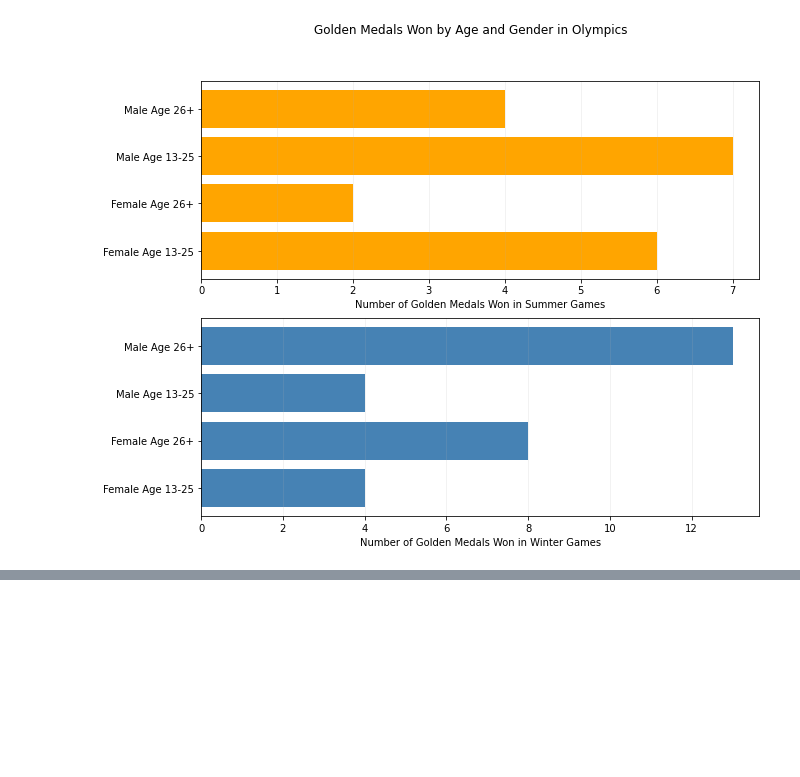
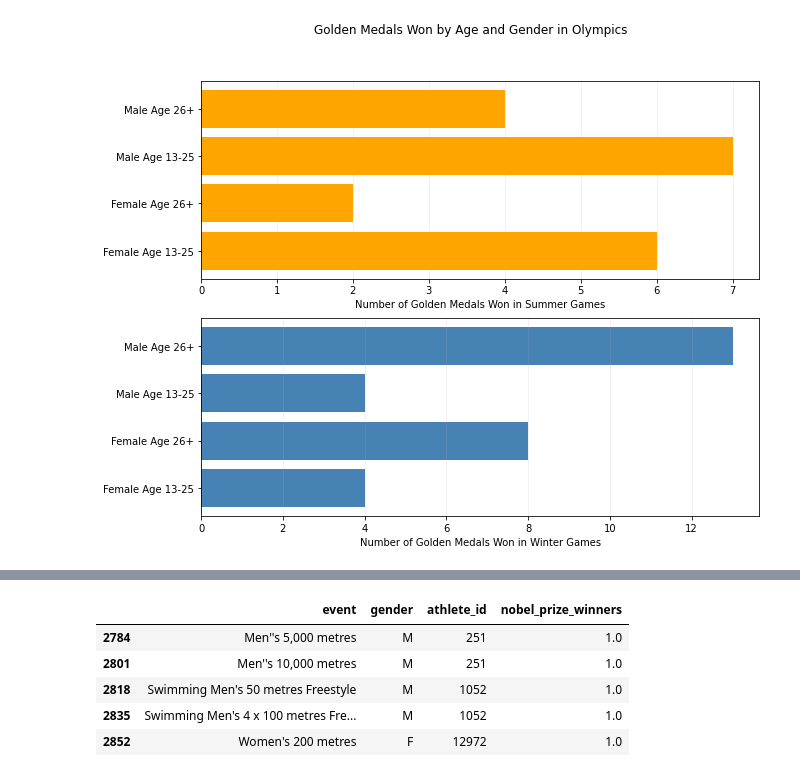
Before and after one commit to K-Z007/Data_Analysis_Olympics, a Jupyter notebook: olympics_pivot1.ipynb, the cells around one changed output, grey strips where cells are left out. Drawn from its saved outputs; the diff is of its cells as text; code cells hidden in the pictures; blank space fills up the shorter version.

```diff
--- a/olympics_pivot1.ipynb
+++ b/olympics_pivot1.ipynb
@@ -113,0 +129,9 @@ plt.show()
+# %%
+athlete_in_country_nobel.head()
+# %% [output]
+|  | event | gender | athlete_id | nobel_prize_winners |
+| 2784 | Men''s 5,000 metres | M | 251 | 1.0 |
+| 2801 | Men''s 10,000 metres | M | 251 | 1.0 |
+| 2818 | Swimming Men's 50 metres Freestyle | M | 1052 | 1.0 |
+| 2835 | Swimming Men's 4 x 100 metres Fre... | M | 1052 | 1.0 |
+| 2852 | Women's 200 metres | F | 12972 | 1.0 |
```
Also changed, not shown: parts of 10 cells of this notebook, 2 other files.
